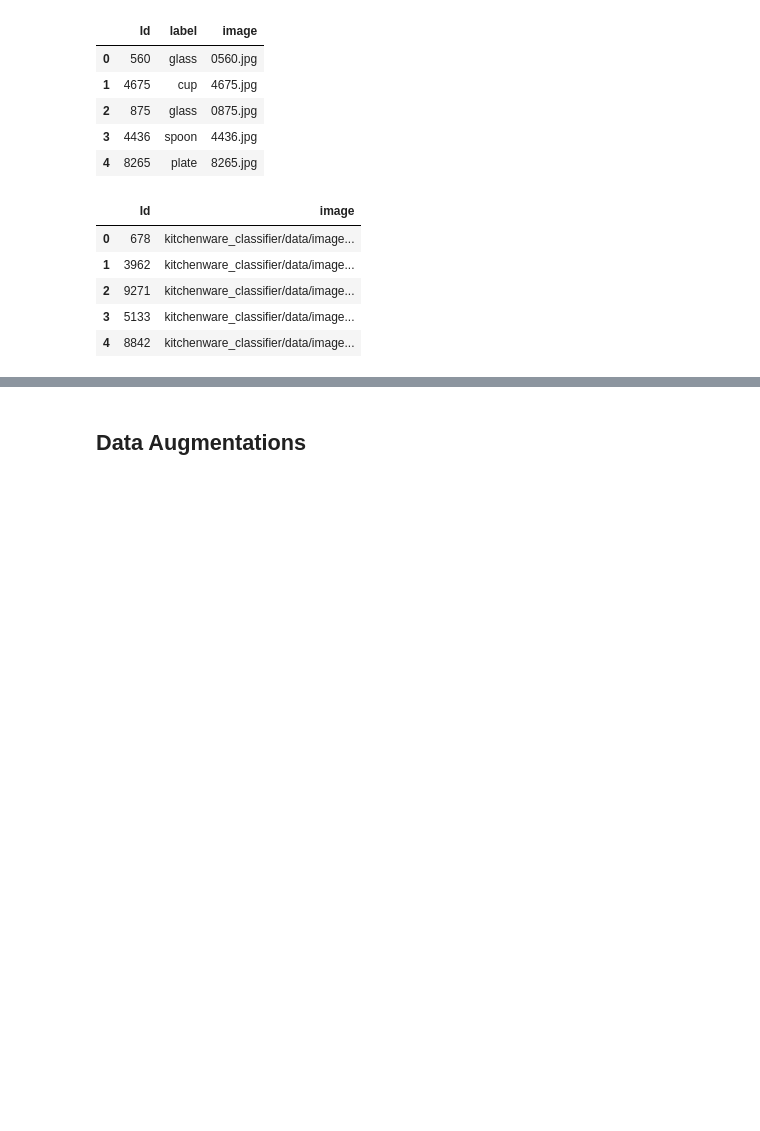
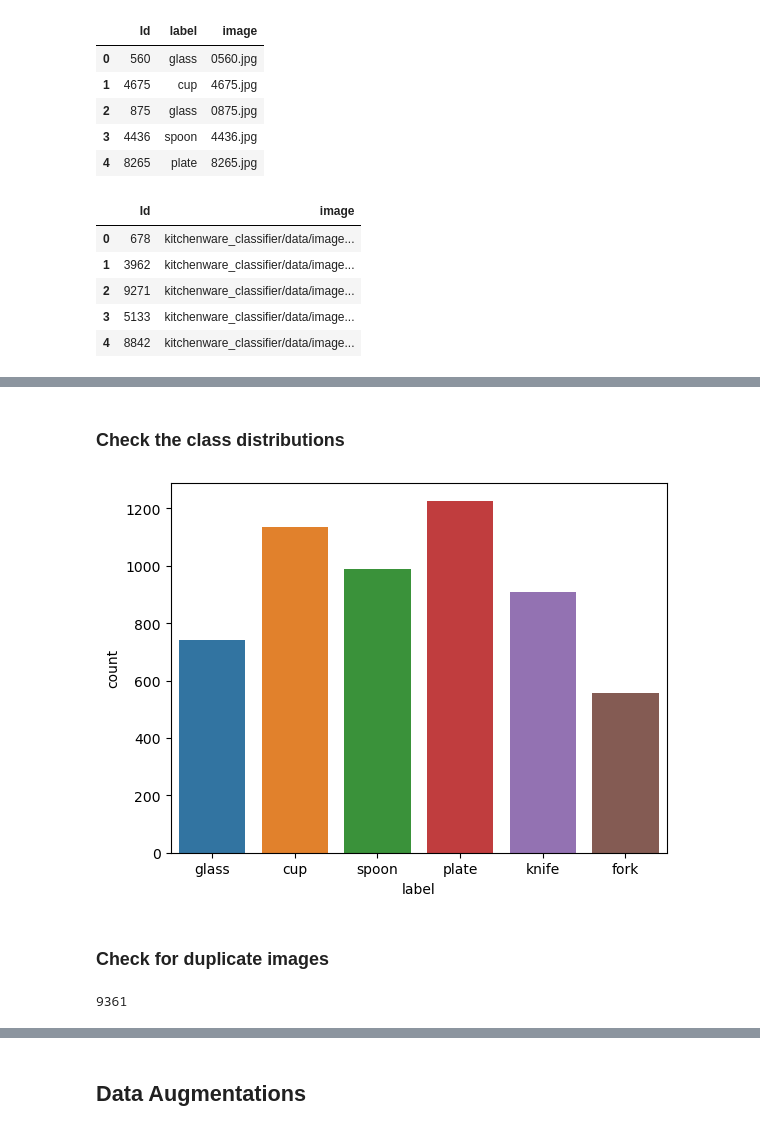
Before and after one commit to clamytoe/kitchenware_classifier, a Jupyter notebook: fastai-classifier.ipynb, the cells around one changed output, grey strips where cells are left out. Cells and saved outputs as stored; diff of their text form; code cells hidden in the pictures; blank space fills up the shorter version.

```diff
--- a/fastai-classifier.ipynb
+++ b/fastai-classifier.ipynb
@@ -35,0 +79,18 @@ display(TEST_DF.head())
+# %% [markdown]
+### Check the class distributions
+# %%
+sns.countplot(data=TRAIN_DF, x='label')
+plt.show()
+# %% [output]
+[figure, added]
+# %% [markdown]
+### Check for duplicate images
+# %%
+hash_dict = defaultdict(list)
+for image in IMG_DIR.glob('*.jpg'):
+    with image.open('rb') as f:
+        img_hash = md5(f.read()).hexdigest()
+        hash_dict[img_hash].append(image)
+len(hash_dict)
+# %% [output]
+9361
```
Also changed, not shown: parts of 7 cells of this notebook.
